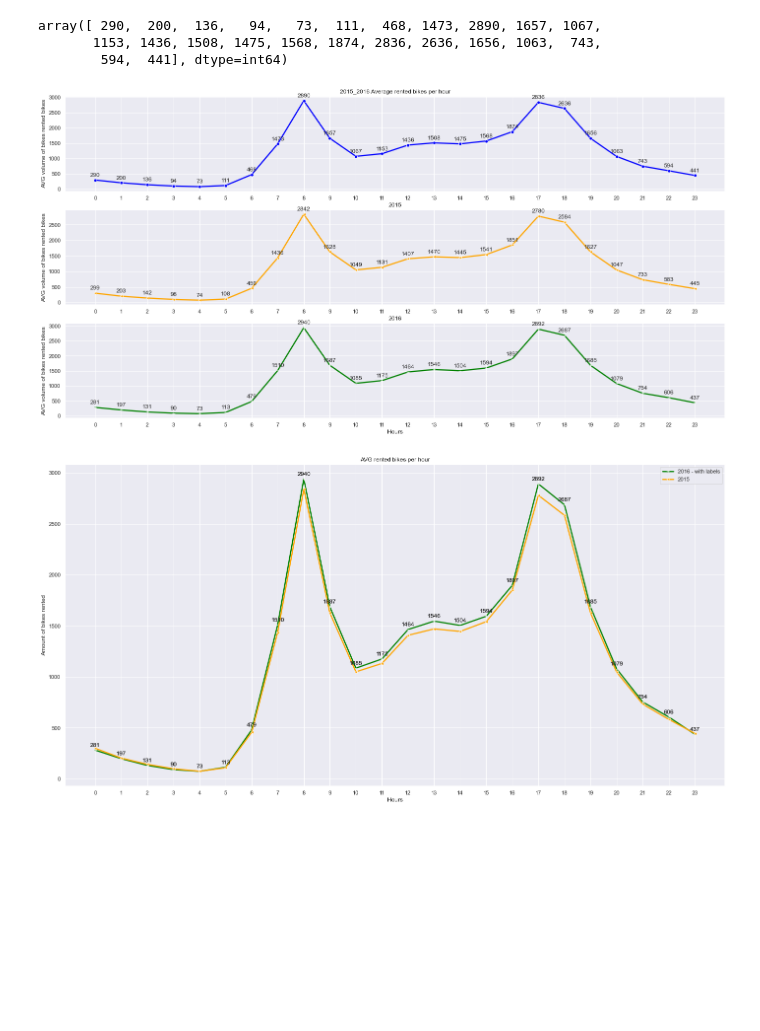
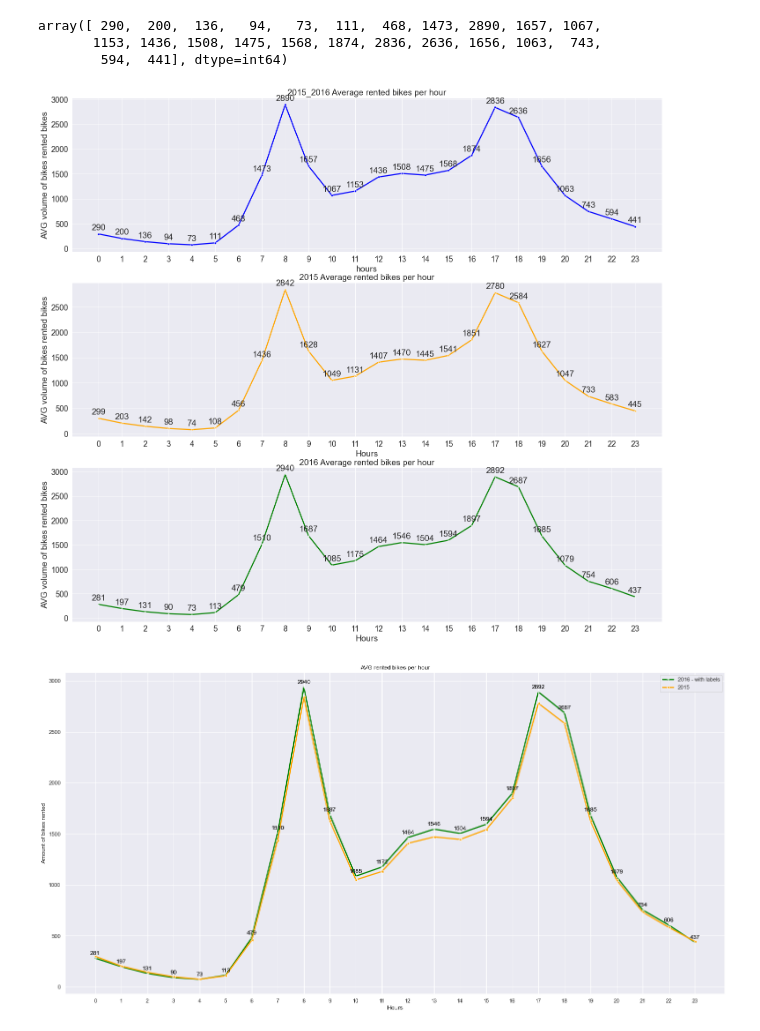
Before and after one commit to isra-st/London_Bike_Sharing, a Jupyter notebook: Visualizations_Draft_Isra.ipynb, the cells around one changed output. Saved outputs shown, nothing was run; the diff lists cells and outputs as text; code cells hidden in the pictures; blank space fills up the shorter version.

Commit message:
Adding more plots to the repo

```diff
--- a/Visualizations_Draft_Isra.ipynb
+++ b/Visualizations_Draft_Isra.ipynb
@@ -257,32 +257,34 @@ def add_value_labels(ax, typ, spacing=5):
                 textcoords="offset points", ha='center', va=va)
 # %%
 fig, ax = plt.subplots(3, figsize=(24,12))
+plt.subplots_adjust(left=None, bottom=None, right=None, top=1.5, wspace=4, hspace=None)
 ax[0].grid()
 p_h_2015_2016 = sns.lineplot(data=h_2015_2016, y=h_2015_2016['bike_number'], x='time_hour_number', lw=2.5, marker='o', ax=ax[0], color='blue')
-ax[0].set_xlabel('2015')
+ax[0].set_xlabel('hours')
 ax[0].grid()
 ax[0].set(xticks=h_2015_2016.index)
 add_value_labels(ax[0], typ='line')
 ax[0].title.set_text('2015_2016 Average rented bikes per hour')
 ax[0].set_ylabel('AVG volume of bikes rented bikes')
 ax[1].grid()
 p_h_2015 = sns.lineplot(data=h_2015, y=h_2015['bike_number'], x='time_hour_number', marker='<', ax=ax[1], lw=2.5, color='orange')
-ax[1].set_ylabel('[]')
-ax[1].set_xlabel('2016')
+ax[1].title.set_text('2015 Average rented bikes per hour')
+ax[1].set_xlabel('Hours')
 ax[1].grid()
 ax[1].set(xticks=h_2015_2016.index)
 add_value_labels(ax[1], typ='line')
 ax[1].set_ylabel('AVG volume of bikes rented bikes')
 ax[2].grid()
 p_h_2016 = sns.lineplot(data=h_2016, y=h_2016['bike_number'], x='time_hour_number', marker='+', ax=ax[2], lw=2.5, color='green')
+ax[2].title.set_text('2016 Average rented bikes per hour')
 ax[2].set_xlabel('Hours')
 ax[2].grid()
 ax[2].set(xticks=h_2015_2016.index)
 add_value_labels(ax[2], typ='line')
 ax[2].set_ylabel('AVG volume of bikes rented bikes')
 plt.savefig('.\Isra_plots/avg_year_hour_subplots_lines_2015&2016.png', dpi = 500);
 # %% [output]
-[figure, old version]
+[figure, new version]
 # %%
 fig=plt.figure(figsize=(24,12))
 plt.grid()
```
Also changed, not shown: parts of 10 cells of this notebook, 3 other files.
